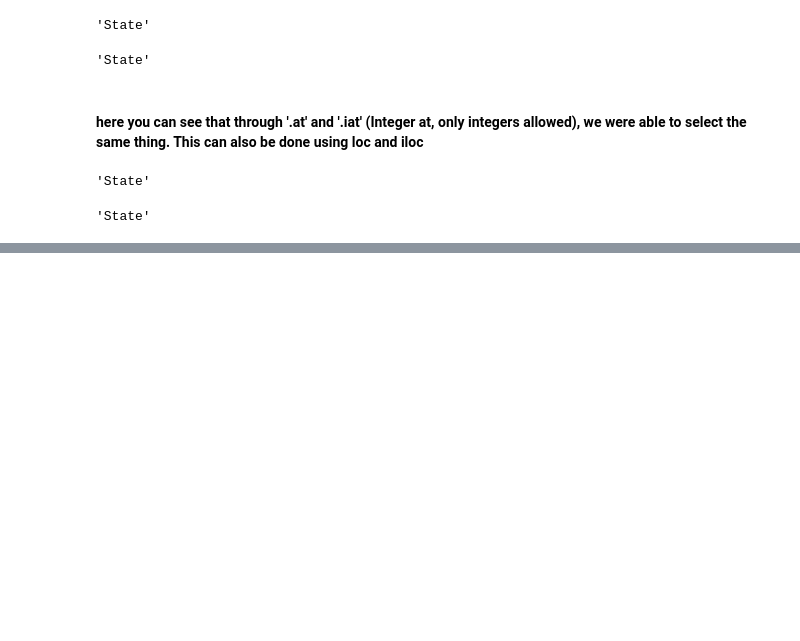
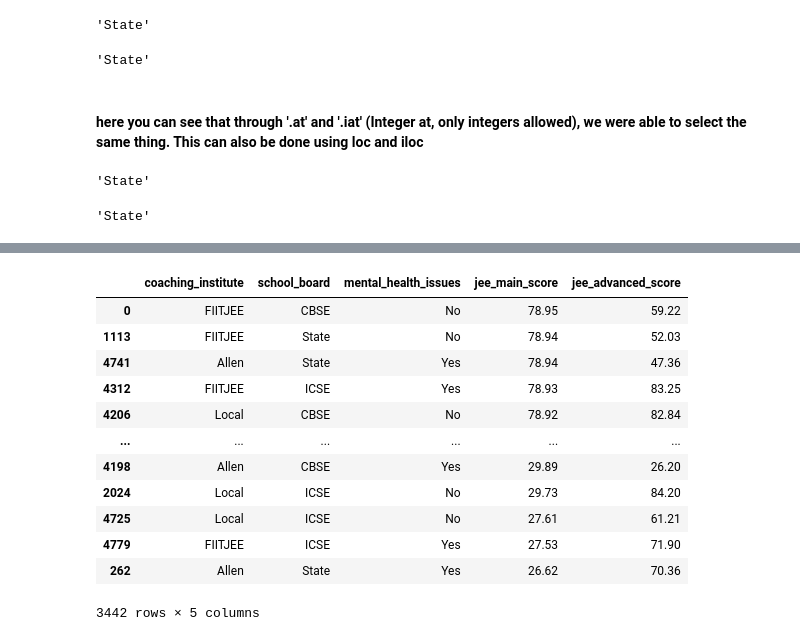
Before and after one commit to Chracker24/Pandas, a Jupyter notebook: lol.ipynb, the cells around one changed output, grey strips where cells are left out. Drawn from its saved outputs; the diff is of its cells as text; code cells hidden in the pictures; blank space fills up the shorter version.

```diff
--- a/lol.ipynb
+++ b/lol.ipynb
@@ -432,0 +465,16 @@ jee.iloc[0,3]
+# %%
+jee.sort_values(["jee_main_score","jee_advanced_score"], ascending=False).loc[0:,["coaching_institute","school_board","mental_health_issues","jee_main_score","jee_advanced_score"]]
+# %% [output]
+|  | coaching_institute | school_board | mental_health_issues | jee_main_score | jee_advanced_score |
+| 0 | FIITJEE | CBSE | No | 78.95 | 59.22 |
+| 1113 | FIITJEE | State | No | 78.94 | 52.03 |
+| 4741 | Allen | State | Yes | 78.94 | 47.36 |
+| 4312 | FIITJEE | ICSE | Yes | 78.93 | 83.25 |
+| 4206 | Local | CBSE | No | 78.92 | 82.84 |
+| ... | ... | ... | ... | ... | ... |
+| 4198 | Allen | CBSE | Yes | 29.89 | 26.20 |
+| 2024 | Local | ICSE | No | 29.73 | 84.20 |
+| 4725 | Local | ICSE | No | 27.61 | 61.21 |
+| 4779 | FIITJEE | ICSE | Yes | 27.53 | 71.90 |
+| 262 | Allen | State | Yes | 26.62 | 70.36 |
+3442 rows × 5 columns
```
Also changed, not shown: parts of 6 cells of this notebook.
